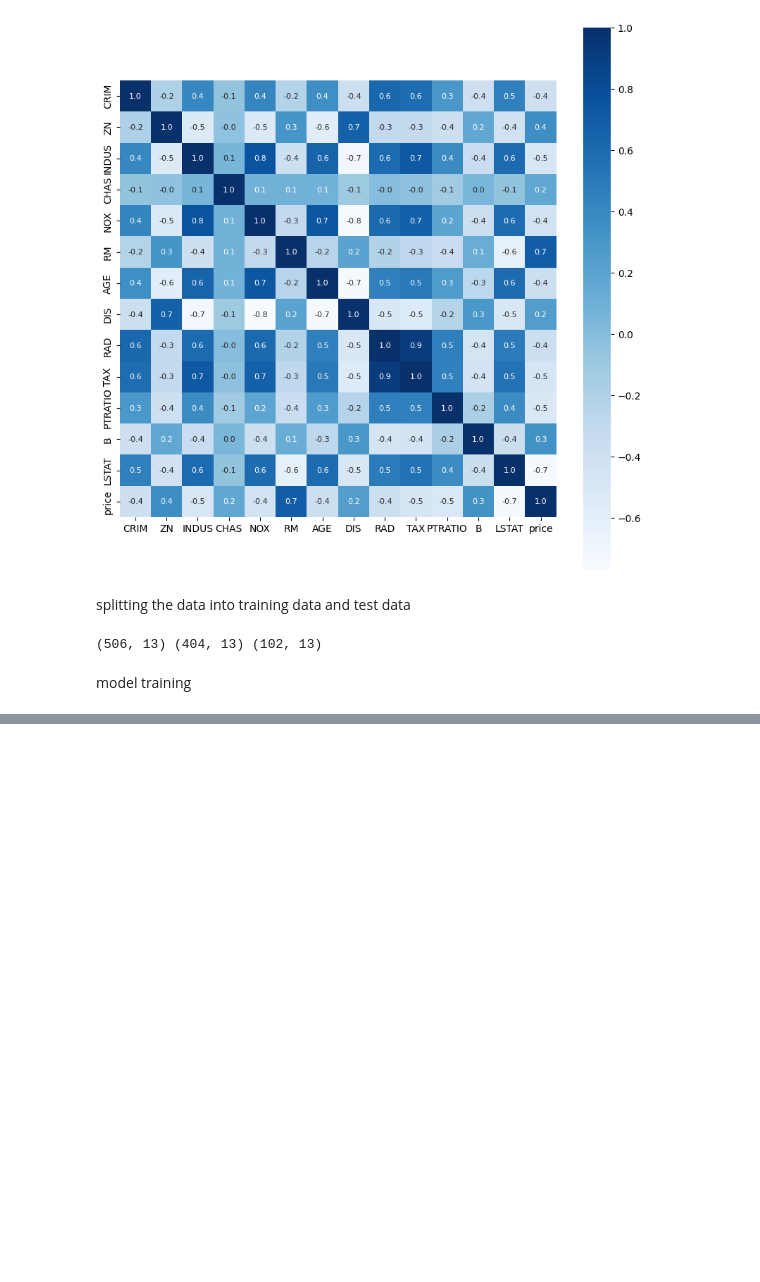
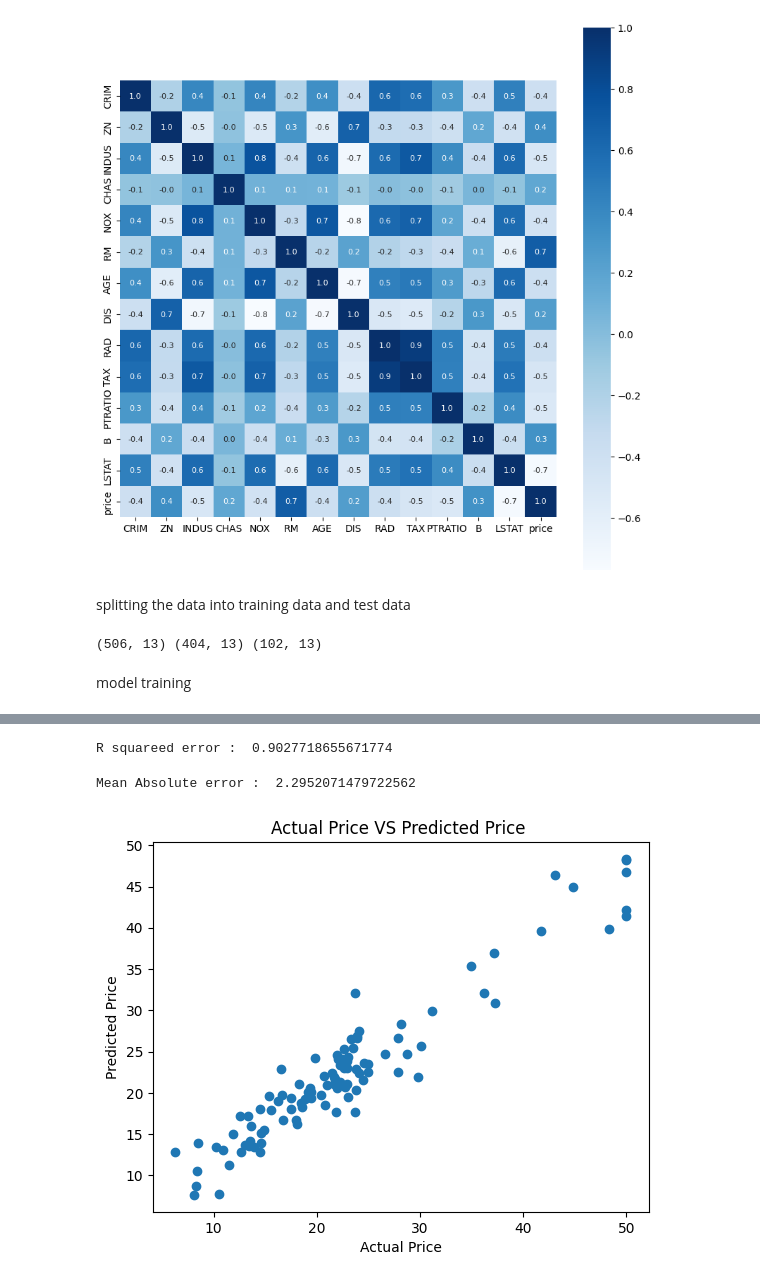
Before and after one commit to shivamgehlot/House_Price_Prediction_Model, a Jupyter notebook: Boston_House_Price_Pridection.ipynb, the cells around one changed output, grey strips where cells are left out. Saved outputs shown, nothing was run; the diff lists cells and outputs as text; code cells hidden in the pictures; blank space fills up the shorter version.

```diff
--- a/Boston_House_Price_Pridection.ipynb
+++ b/Boston_House_Price_Pridection.ipynb
@@ -117,0 +177,4 @@ model training
+# %%
+# Prediction on test data
+test_data_prediction = model1.predict(X_test)
+print(test_data_prediction)
@@ -117,0 +199,21 @@ model training
+# %%
+# R squared error
+score_1 = metrics.r2_score(Y_test , test_data_prediction)
+print("R squareed error : ", score_1)
+# %% [output]
+R squareed error :  0.9027718655671774
+# %%
+# Mean Absolute error
+score_2 = metrics.mean_absolute_error(Y_test, test_data_prediction)
+print("Mean Absolute error : ", score_2)
+# %% [output]
+Mean Absolute error :  2.2952071479722562
+# %%
+# Visualizing the actual price and predicted price
+plt.scatter(Y_test, test_data_prediction)
+plt.xlabel("Actual Price")
+plt.ylabel("Predicted Price")
+plt.title("Actual Price VS Predicted Price ")
+plt.show()
+# %% [output]
+[figure, added]
```
Also changed, not shown: parts of 8 cells of this notebook.
